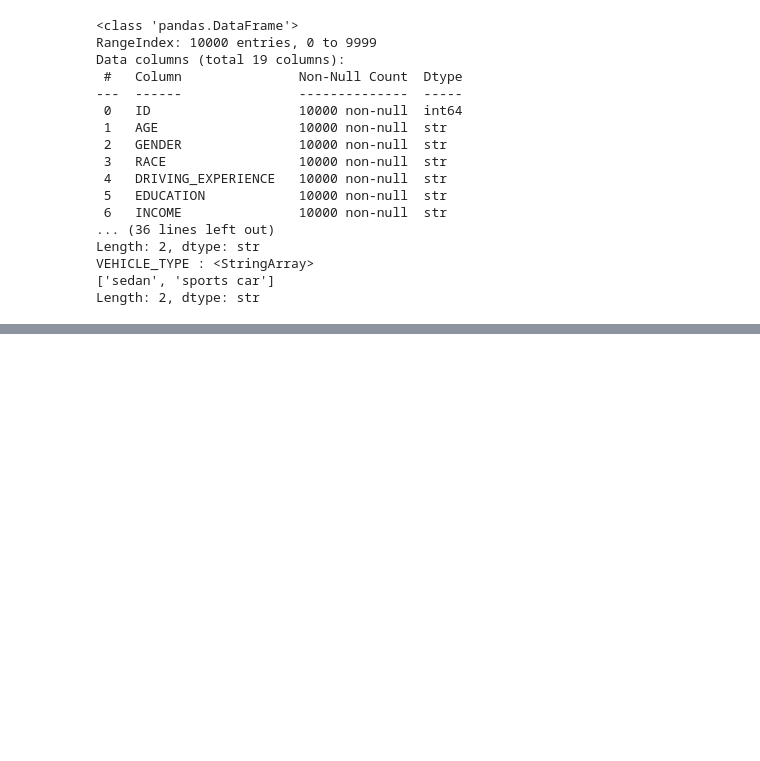
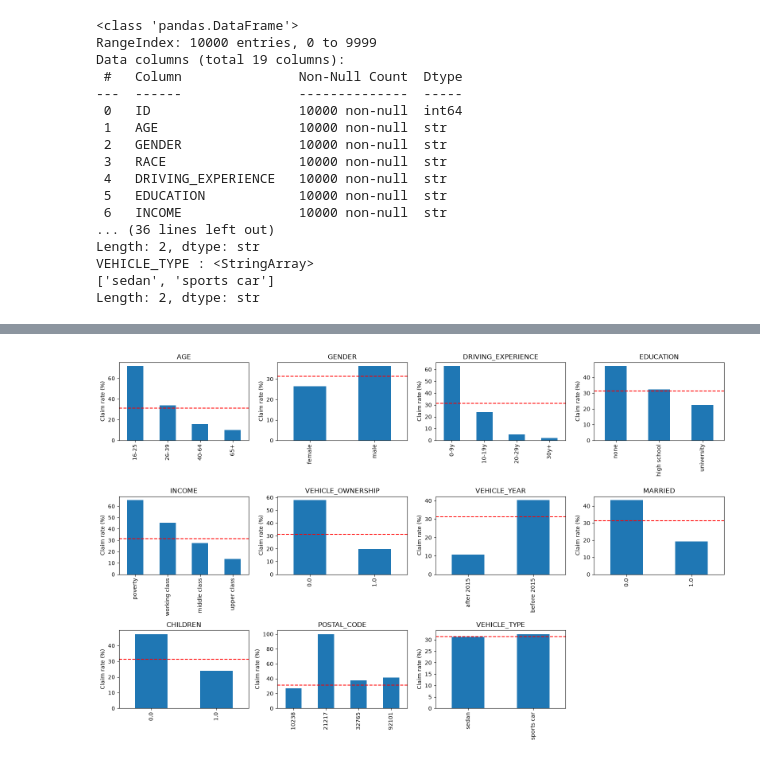
Before and after one commit to EronBaftjari/CA2_DataAnalytics, a Jupyter notebook: notebooks/T00270078_Baftjari_CA2_Notebook.ipynb, the cells around one changed output, grey strips where cells are left out. Cells and saved outputs as stored; diff of their text form; code cells hidden in the pictures; blank space fills up the shorter version.

```diff
--- a/notebooks/T00270078_Baftjari_CA2_Notebook.ipynb
+++ b/notebooks/T00270078_Baftjari_CA2_Notebook.ipynb
@@ -248,0 +271,42 @@ df.describe().round(2)
+# %%
+# The category columns I want to compare against OUTCOME
+import pandas as pd
+import matplotlib.pyplot as plt
+
+
+category_columns = ["AGE", "GENDER", "DRIVING_EXPERIENCE", "EDUCATION", "INCOME",
+                    "VEHICLE_OWNERSHIP", "VEHICLE_YEAR", "MARRIED", "CHILDREN",
+                    "POSTAL_CODE", "VEHICLE_TYPE"]
+
+overall_rate = df["OUTCOME"].mean() * 100
+
+# Make a grid of 3 rows x 4 columns = 12 empty charts
+fig, axes = plt.subplots(3, 4, figsize=(16, 10))
+axes = axes.flatten()
+
+for i in range(len(category_columns)):
+    column = category_columns[i]
+    chart = axes[i]
+
+
+
+    claim_rate = df.groupby(column)["OUTCOME"].mean() * 100
+
+    # Put these two in a sensible order instead of alphabetical
+    if column == "EDUCATION":
+        claim_rate = claim_rate[["none", "high school", "university"]]
+    if column == "INCOME":
+        claim_rate = claim_rate[["poverty", "working class", "middle class", "upper class"]]
+
+    claim_rate.plot(kind="bar", ax=chart)
+    chart.axhline(overall_rate, color="red", linestyle="--")   # overall rate line
+    chart.set_title(column)
+    chart.set_ylabel("Claim rate (%)")
+    chart.set_xlabel("")
+
+axes[11].axis("off")
+
+plt.tight_layout()   g
+plt.show()
+# %% [output]
+[figure, added]
```
Also changed, not shown: parts of 5 cells of this notebook, 1 other file.
